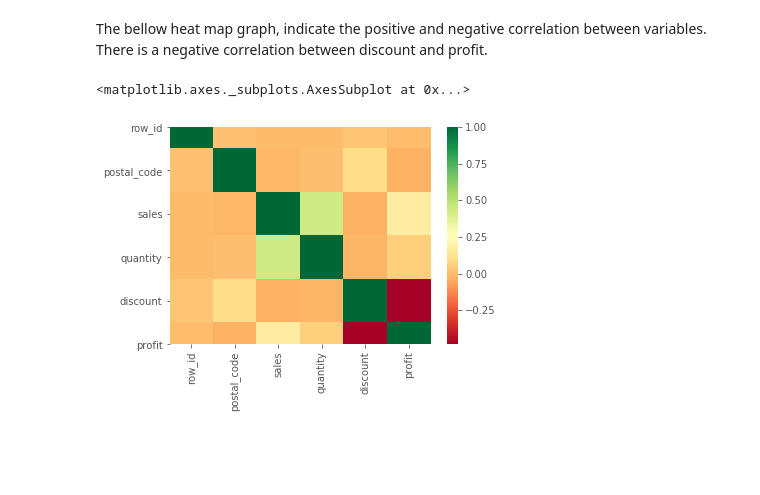
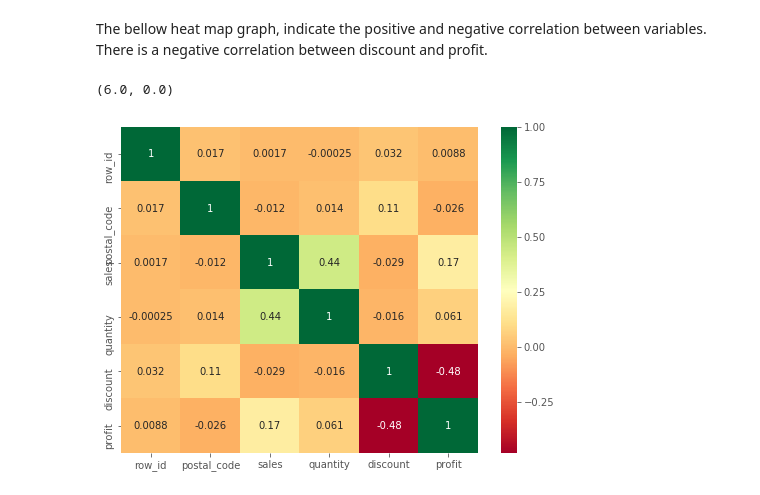
Before and after one commit to yasamanensafi/retail_store_sales_forecasting, a Jupyter notebook: Project EDA.ipynb, the cells around one changed output. Drawn from its saved outputs; the diff is of its cells as text; code cells hidden in the pictures; blank space fills up the shorter version.

```diff
--- a/Project EDA.ipynb
+++ b/Project EDA.ipynb
@@ -341,8 +346,3 @@ Name: quantity, dtype: int64
 # %% [markdown]
 The bellow heat map graph, indicate the positive and negative correlation between variables.
 There is a negative correlation between discount and profit.
-# %%
-sns.heatmap(df_furniture.corr(), square=True, cmap='RdYlGn')
-# %% [output]
-<matplotlib.axes._subplots.AxesSubplot at 0x...>
-[figure, removed]
@@ -363,5 +349,9 @@ office = office.set_index('order_date')
-# %%
-#set index for original datasets
-df_furniture = df_furniture.set_index('order_date')
-df_technology = df_technology.set_index('order_date')
-df_office = df_office.set_index('order_date')
+# %%
+df_corr = df_furniture.corr()
+plt.figure(figsize=(8,6))
+ax = sns.heatmap(df_corr, annot=True,cmap='RdYlGn') #notation: "annot" not "annote"
+bottom, top = ax.get_ylim()
+ax.set_ylim(bottom + 0.5, top - 0.5)
+# %% [output]
+(6.0, 0.0)
+[figure, added]
```
Also changed, not shown: parts of 88 cells of this notebook.
